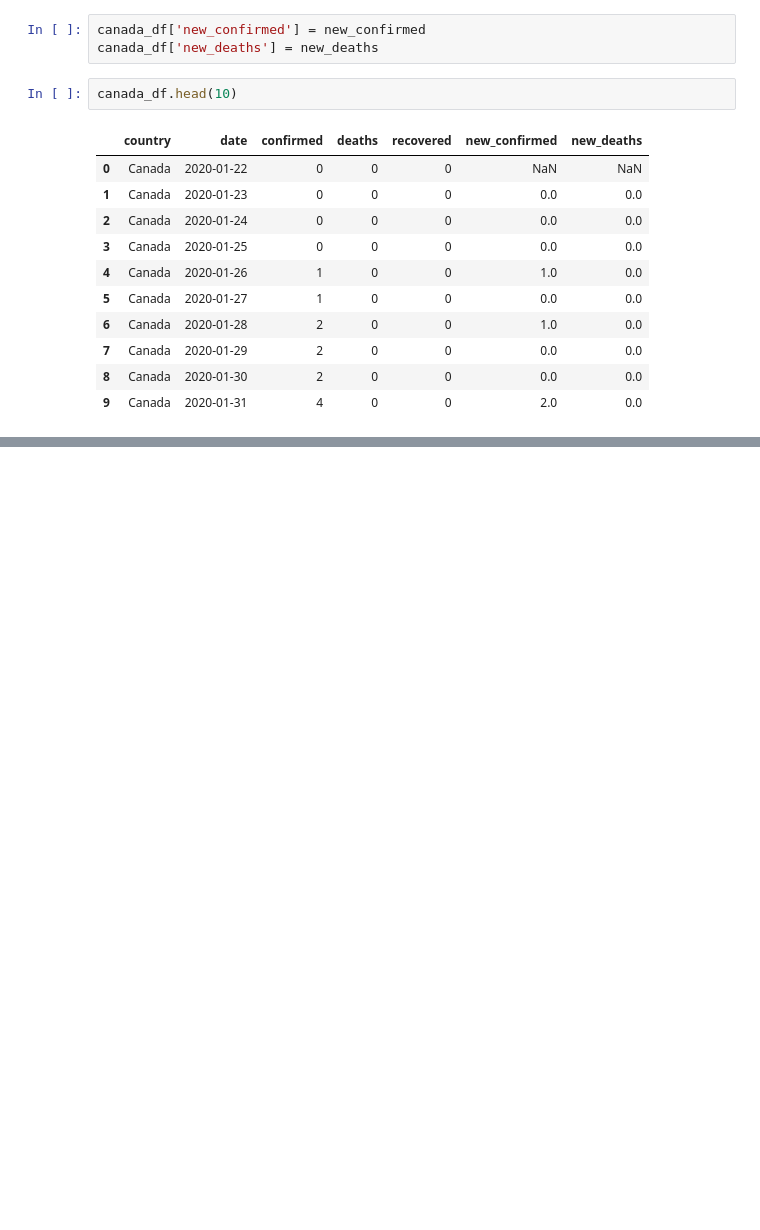
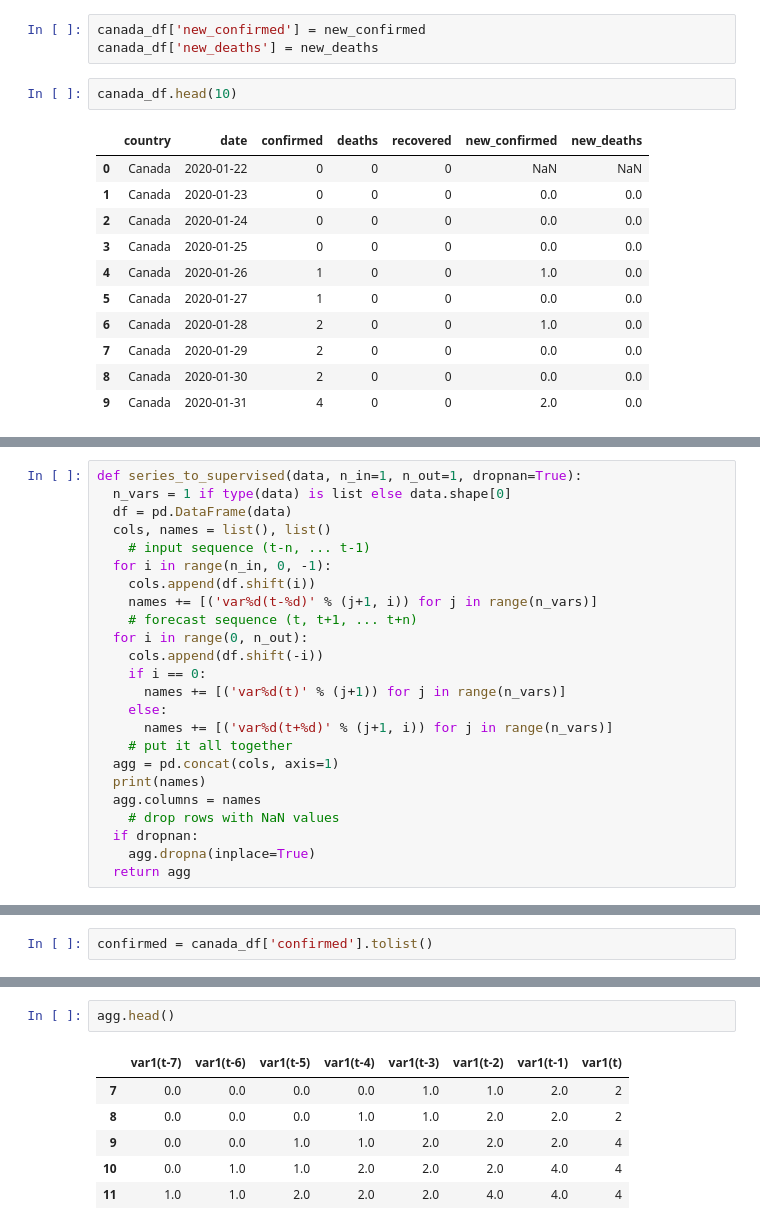
Before and after one commit to Dangandy/cv19, a Jupyter notebook: covid19_eda.ipynb, the cells around one changed output, grey strips where cells are left out. Saved outputs shown, nothing was run; the diff lists cells and outputs as text; blank space fills up the shorter version.

```diff
--- a/covid19_eda.ipynb
+++ b/covid19_eda.ipynb
@@ -162,0 +269,24 @@ canada_df.head(10)
+# %%
+def series_to_supervised(data, n_in=1, n_out=1, dropnan=True):
+  n_vars = 1 if type(data) is list else data.shape[0]
+  df = pd.DataFrame(data)
+  cols, names = list(), list()
+	# input sequence (t-n, ... t-1)
+  for i in range(n_in, 0, -1):
+    cols.append(df.shift(i))
+    names += [('var%d(t-%d)' % (j+1, i)) for j in range(n_vars)]
+	# forecast sequence (t, t+1, ... t+n)
+  for i in range(0, n_out):
+    cols.append(df.shift(-i))
+    if i == 0:
+      names += [('var%d(t)' % (j+1)) for j in range(n_vars)]
+    else:
+      names += [('var%d(t+%d)' % (j+1, i)) for j in range(n_vars)]
+	# put it all together
+  agg = pd.concat(cols, axis=1)
+  print(names)
+  agg.columns = names
+	# drop rows with NaN values
+  if dropnan:
+    agg.dropna(inplace=True)
+  return agg
@@ -162,0 +297,2 @@ canada_df.head(10)
+# %%
+confirmed = canada_df['confirmed'].tolist()
@@ -162,0 +303,9 @@ canada_df.head(10)
+# %%
+agg.head()
+# %% [output]
+|  | var1(t-7) | var1(t-6) | var1(t-5) | var1(t-4) | var1(t-3) | var1(t-2) | var1(t-1) | var1(t) |
+| 7 | 0.0 | 0.0 | 0.0 | 0.0 | 1.0 | 1.0 | 2.0 | 2 |
+| 8 | 0.0 | 0.0 | 0.0 | 1.0 | 1.0 | 2.0 | 2.0 | 2 |
+| 9 | 0.0 | 0.0 | 1.0 | 1.0 | 2.0 | 2.0 | 2.0 | 4 |
+| 10 | 0.0 | 1.0 | 1.0 | 2.0 | 2.0 | 2.0 | 4.0 | 4 |
+| 11 | 1.0 | 1.0 | 2.0 | 2.0 | 2.0 | 4.0 | 4.0 | 4 |
```
Also changed, not shown: parts of 14 cells of this notebook.
